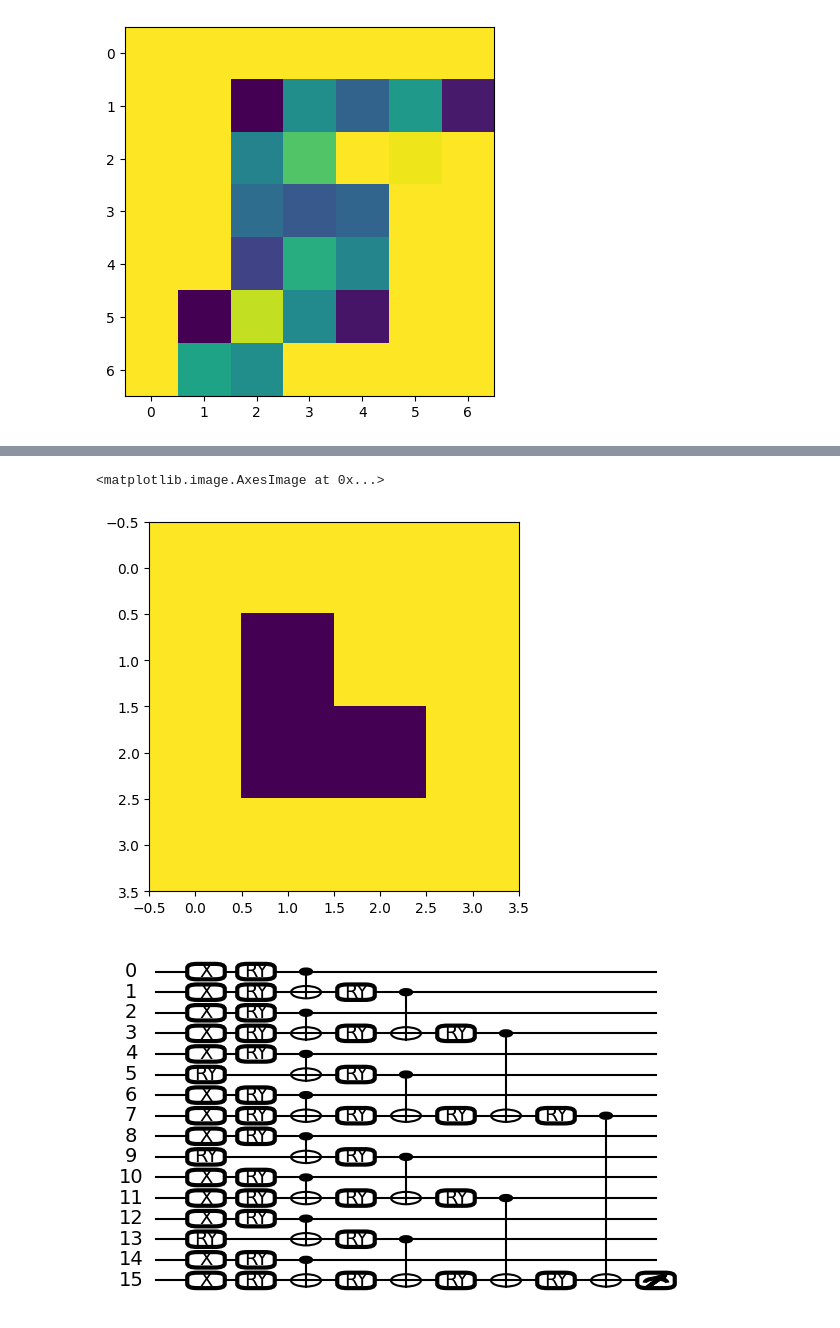
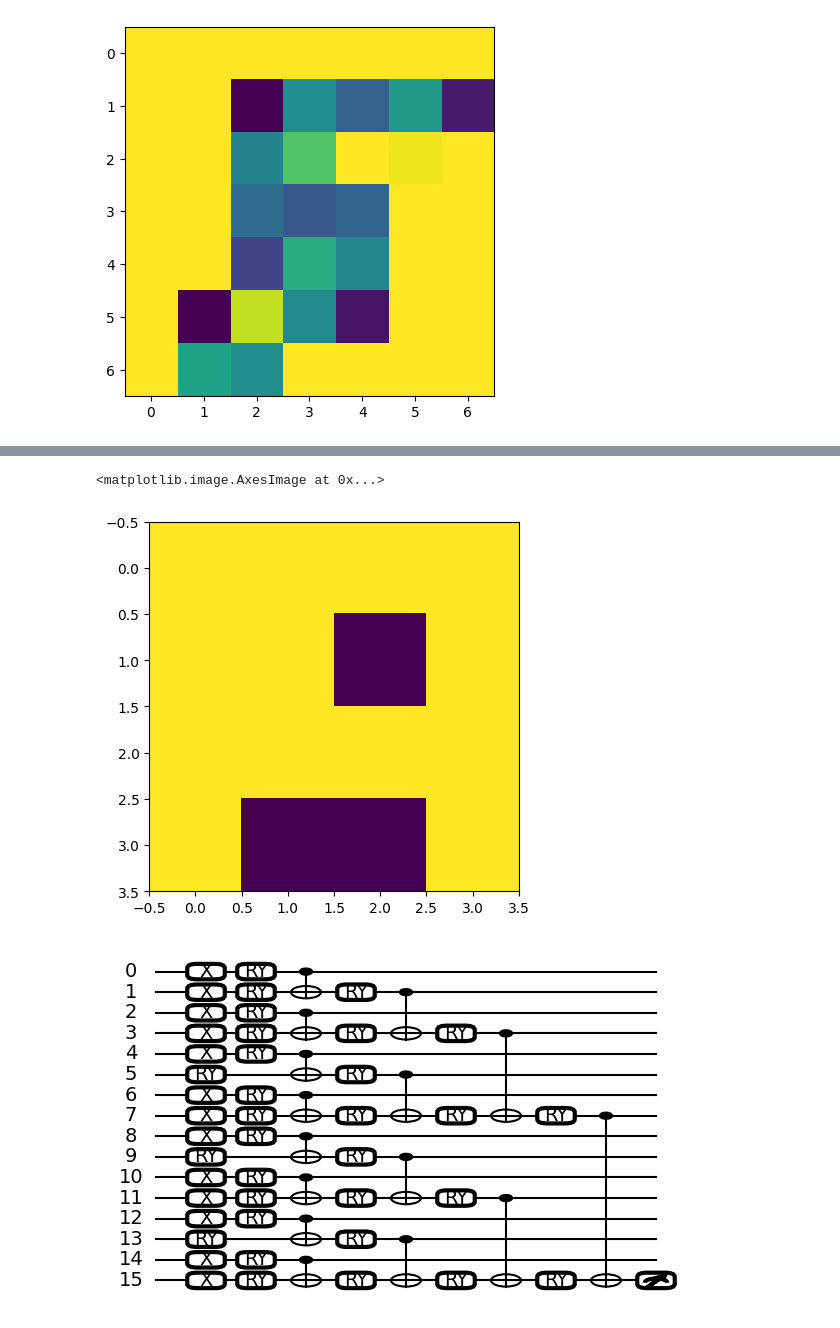
Before and after one commit to TheOpenSI/QML-QPF, a Jupyter notebook: tensorNetworks/qosf_tensor_networks_2classes_2methods_2.ipynb, the cells around one changed output, grey strips where cells are left out. Drawn from its saved outputs; the diff is of its cells as text; code cells hidden in the pictures.

```diff
--- a/tensorNetworks/qosf_tensor_networks_2classes_2methods_2.ipynb
+++ b/tensorNetworks/qosf_tensor_networks_2classes_2methods_2.ipynb
@@ -109,7 +142,7 @@ def trainTestData(train_images, train_labels, test_images, test_labels, label1,
     return n_train_images, n_train_labels, n_test_images, n_test_labels
 # %%
 # getting a dataset of numbers 3 and 5 with train dataset of 80 and test dataset of 35
-train_images, train_labels, test_images, test_labels = trainTestData(train_images, train_labels, test_images, test_labels, 3, 5, 80, 35)
+train_images, train_labels, test_images, test_labels = trainTestData(train_images, train_labels, test_images, test_labels, 3, 5, len(train_images), len(test_images))
 # %%
 # this functions makes the train dataset balanced
 # number of images for number 3 same as that for number 5
@@ -127,7 +160,11 @@ def balanceDataSet(BAS, train_labels):
       else:
         new_train_images_5.append(BAS[i])
         new_train_labels_5.append(5)
-    return new_train_images_3[0:30] + new_train_images_5[0:30], new_train_labels_3[0:30] + new_train_labels_5[0:30]
+
+    if len(new_train_images_3) > len(new_train_images_5):
+      return new_train_images_3[0:len(new_train_images_5)] + new_train_images_5[0:len(new_train_images_5)], new_train_labels_3[0:len(new_train_images_5)] + new_train_labels_5[0:len(new_train_images_5)]
+    else:
+      return new_train_images_3[0:len(new_train_images_3)] + new_train_images_5[0:len(new_train_images_3)], new_train_labels_3[0:len(new_train_images_3)] + new_train_labels_5[0:len(new_train_images_3)]
 # %%
 train_images, train_labels = balanceDataSet(train_images, train_labels)
 # saving the dataset for using in the other part about classical resizing using sickit image, skimage
@@ -262,8 +302,8 @@ train_images, test_images = conv(train_images, test_images)
 # %%
-plt.imshow(test_images[3])
+plt.imshow(test_images[5])
 # %% [output]
 <matplotlib.image.AxesImage at 0x...>
-[figure, old version]
+[figure, new version]
 # %%
 def block(weights, wires):
     qml.RY(weights[0], wires=wires[0])
```
Also changed, not shown: parts of 24 cells of this notebook, 6 other files.
